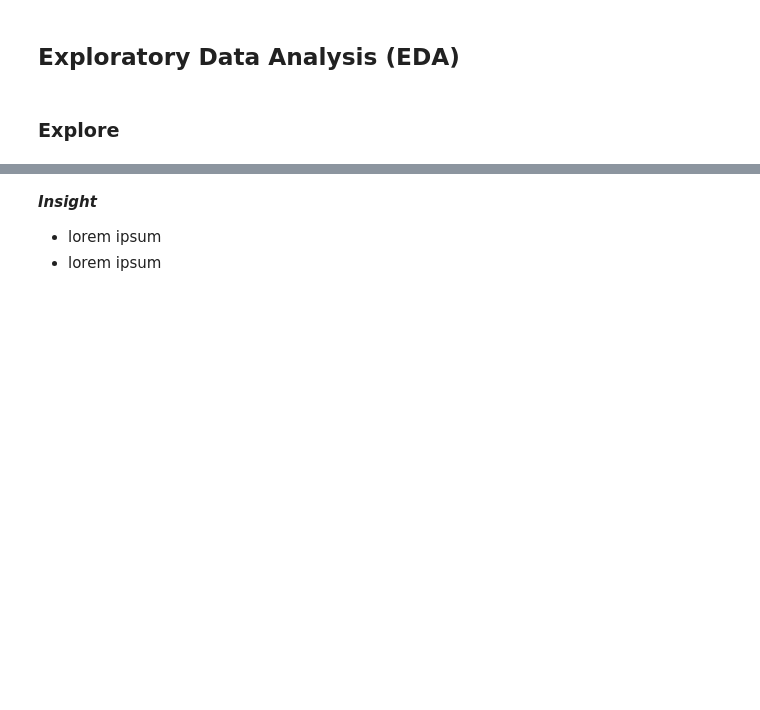
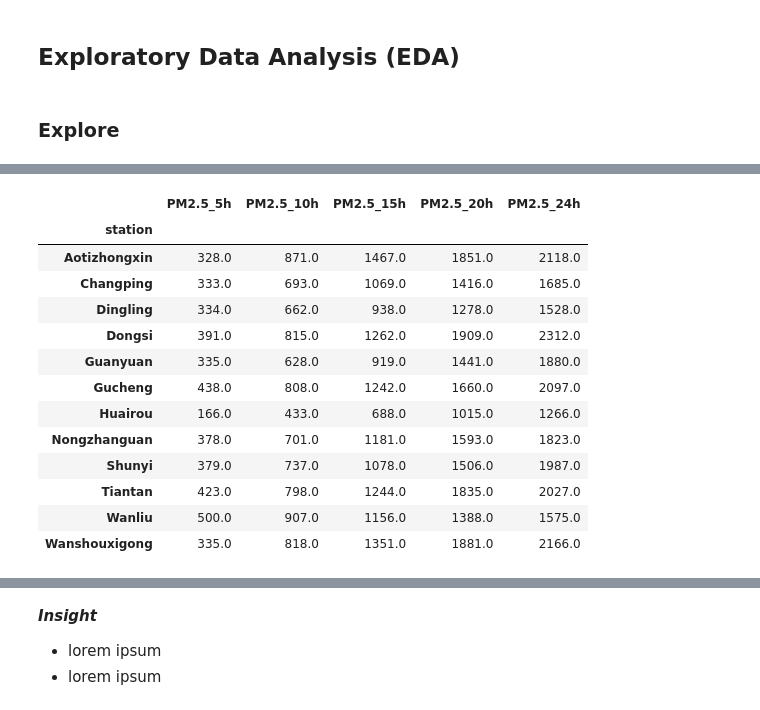
Before and after one commit to Azuredeer/Air-Quality, a Jupyter notebook: analysis_air.ipynb, the cells around one changed output, grey strips where cells are left out. Cells and saved outputs as stored; diff of their text form; code cells hidden in the pictures; blank space fills up the shorter version.

```diff
--- a/analysis_air.ipynb
+++ b/analysis_air.ipynb
@@ -1965,0 +2048,18 @@ Kolom WSPM: 0 nilai outlier
+# %%
+all_data = all_data.sort_values(by=['station', 'date'])
+
+# Definisikan jendela waktu dalam jam
+time_windows = [5, 10, 15, 20, 24]
+
+# Hitung total curah hujan untuk setiap jendela waktu
+for window in time_windows:
+    all_data[f'RAIN_{window}h'] = (
+        all_data.groupby('station')['RAIN']
+        .rolling(window=window, min_periods=1)
+        .sum()
+        .reset_index(level=0, drop=True)
+    )
+
+# Tampilkan hasil jumlah curah hujan per stasiun
+result = all_data.groupby('station')[[f'RAIN_{w}h' for w in time_windows]].sum()
+print(result)
@@ -1965,0 +2081,35 @@ Kolom WSPM: 0 nilai outlier
+# %%
+# sorting berdasarkan kolom stasiun
+all_data = all_data.sort_values(by=['station'])
+
+# waktu dalam jam
+time_windows = [5, 10, 15, 20, 24]
+
+# Hitung total PM2.5 untuk setiap waktu
+for window in time_windows:
+    all_data[f'PM2.5_{window}h'] = (
+        all_data.groupby('station')['PM2.5']
+        .rolling(window=window, min_periods=1)
+        .sum()
+        .reset_index(level=0, drop=True)
+    )
+
+result_pm2 = all_data.groupby('station')[[f'PM2.5_{w}h' for w in time_windows]].last()
+
+# Tampilkan hasil
+result_pm2
+# %% [output]
+|  | PM2.5_5h | PM2.5_10h | PM2.5_15h | PM2.5_20h | PM2.5_24h |
+| station |  |  |  |  |  |
+| Aotizhongxin | 328.0 | 871.0 | 1467.0 | 1851.0 | 2118.0 |
+| Changping | 333.0 | 693.0 | 1069.0 | 1416.0 | 1685.0 |
+| Dingling | 334.0 | 662.0 | 938.0 | 1278.0 | 1528.0 |
+| Dongsi | 391.0 | 815.0 | 1262.0 | 1909.0 | 2312.0 |
+| Guanyuan | 335.0 | 628.0 | 919.0 | 1441.0 | 1880.0 |
+| Gucheng | 438.0 | 808.0 | 1242.0 | 1660.0 | 2097.0 |
+| Huairou | 166.0 | 433.0 | 688.0 | 1015.0 | 1266.0 |
+| Nongzhanguan | 378.0 | 701.0 | 1181.0 | 1593.0 | 1823.0 |
+| Shunyi | 379.0 | 737.0 | 1078.0 | 1506.0 | 1987.0 |
+| Tiantan | 423.0 | 798.0 | 1244.0 | 1835.0 | 2027.0 |
+| Wanliu | 500.0 | 907.0 | 1156.0 | 1388.0 | 1575.0 |
+| Wanshouxigong | 335.0 | 818.0 | 1351.0 | 1881.0 | 2166.0 |
```
Also changed, not shown: parts of 8 cells of this notebook, 1 other file.
